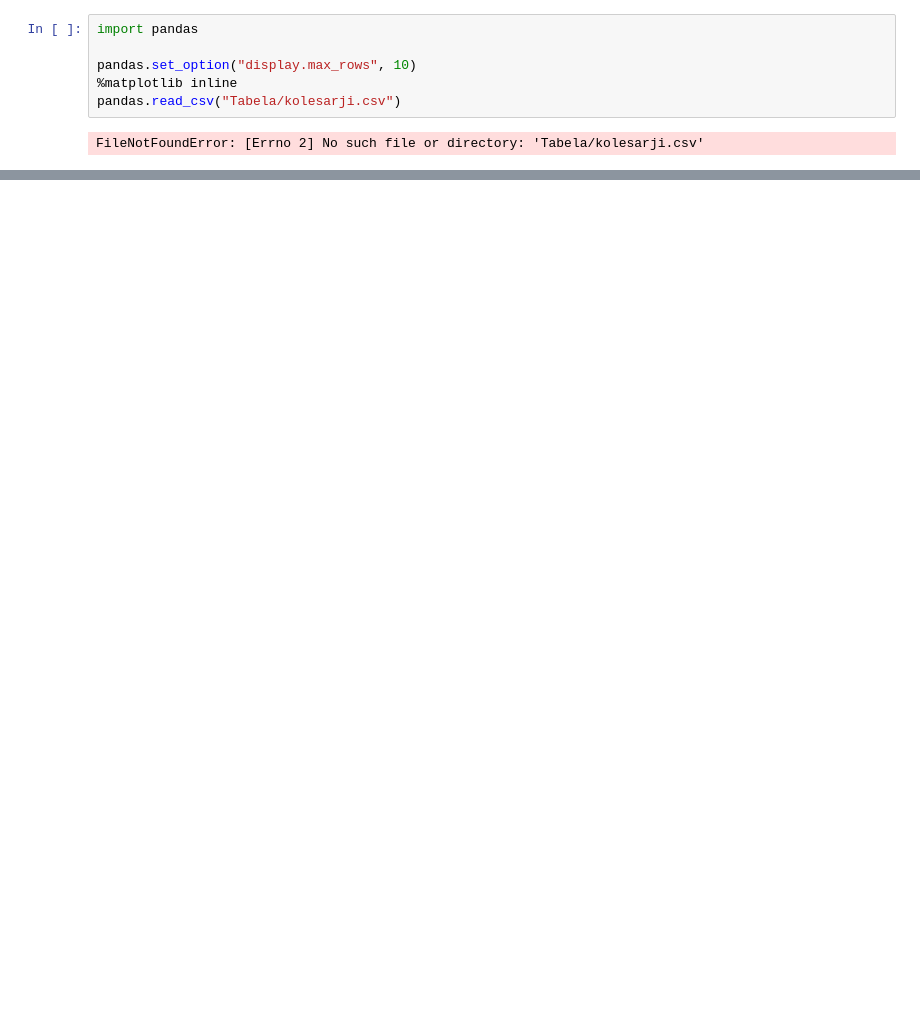
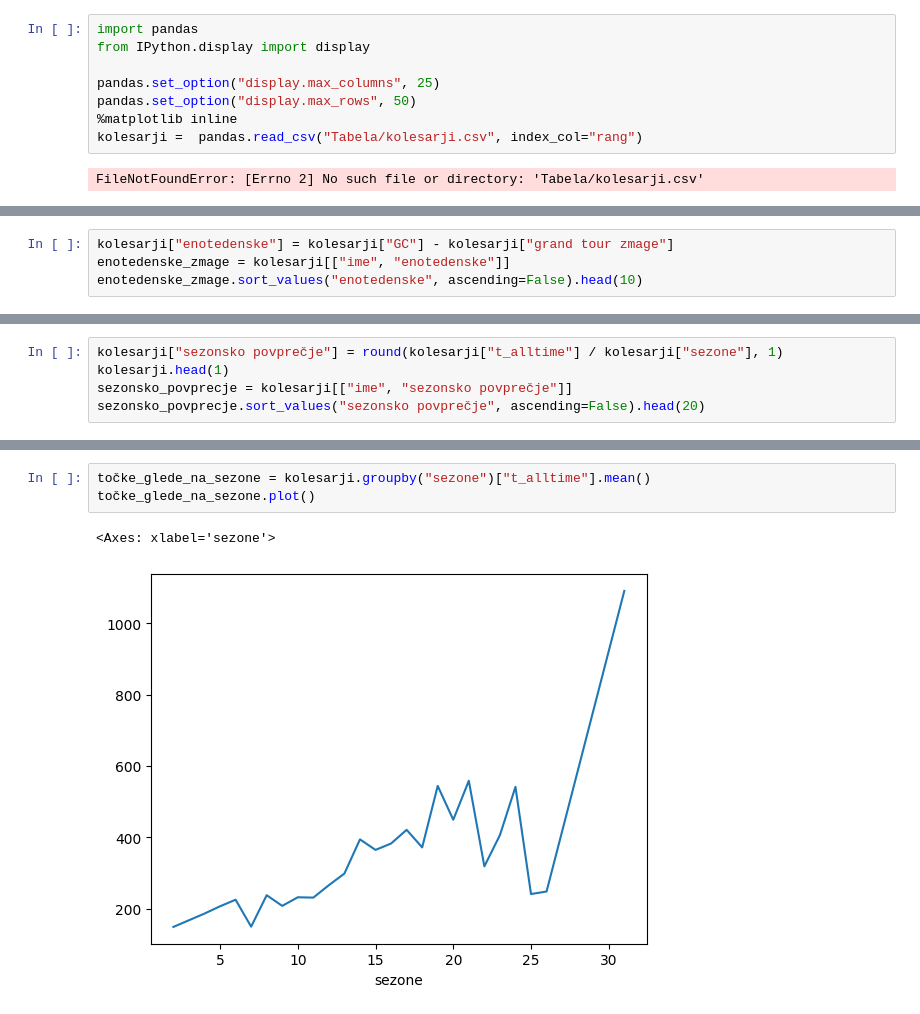
Before and after one commit to janverovnik/Seminarska-naloga-UVP, a Jupyter notebook: analiza_podatkov.ipynb, the cells around one changed output, grey strips where cells are left out. Cells and saved outputs as stored; diff of their text form; blank space fills up the shorter version.

```diff
--- a/analiza_podatkov.ipynb
+++ b/analiza_podatkov.ipynb
@@ -18,8 +26,10 @@ Pojasnila terminologije:
 # %%
 import pandas
+from IPython.display import display
 
-pandas.set_option("display.max_rows", 10)
+pandas.set_option("display.max_columns", 25)
+pandas.set_option("display.max_rows", 50)
 %matplotlib inline
-pandas.read_csv("Tabela/kolesarji.csv")
+kolesarji =  pandas.read_csv("Tabela/kolesarji.csv", index_col="rang")
 # %% [output]
 FileNotFoundError: [Errno 2] No such file or directory: 'Tabela/kolesarji.csv'
@@ -25,0 +86,4 @@ FileNotFoundError: [Errno 2] No such file or directory: 'Tabela/kolesarji.csv'
+# %%
+kolesarji["enotedenske"] = kolesarji["GC"] - kolesarji["grand tour zmage"]
+enotedenske_zmage = kolesarji[["ime", "enotedenske"]]
+enotedenske_zmage.sort_values("enotedenske", ascending=False).head(10)
@@ -25,0 +236,5 @@ FileNotFoundError: [Errno 2] No such file or directory: 'Tabela/kolesarji.csv'
+# %%
+kolesarji["sezonsko povprečje"] = round(kolesarji["t_alltime"] / kolesarji["sezone"], 1)
+kolesarji.head(1)
+sezonsko_povprecje = kolesarji[["ime", "sezonsko povprečje"]]
+sezonsko_povprecje.sort_values("sezonsko povprečje", ascending=False).head(20)
@@ -25,0 +262,6 @@ FileNotFoundError: [Errno 2] No such file or directory: 'Tabela/kolesarji.csv'
+# %%
+točke_glede_na_sezone = kolesarji.groupby("sezone")["t_alltime"].mean()
+točke_glede_na_sezone.plot()
+# %% [output]
+<Axes: xlabel='sezone'>
+[figure, added]
```
Also changed, not shown: parts of 23 cells of this notebook, 13 other files.
